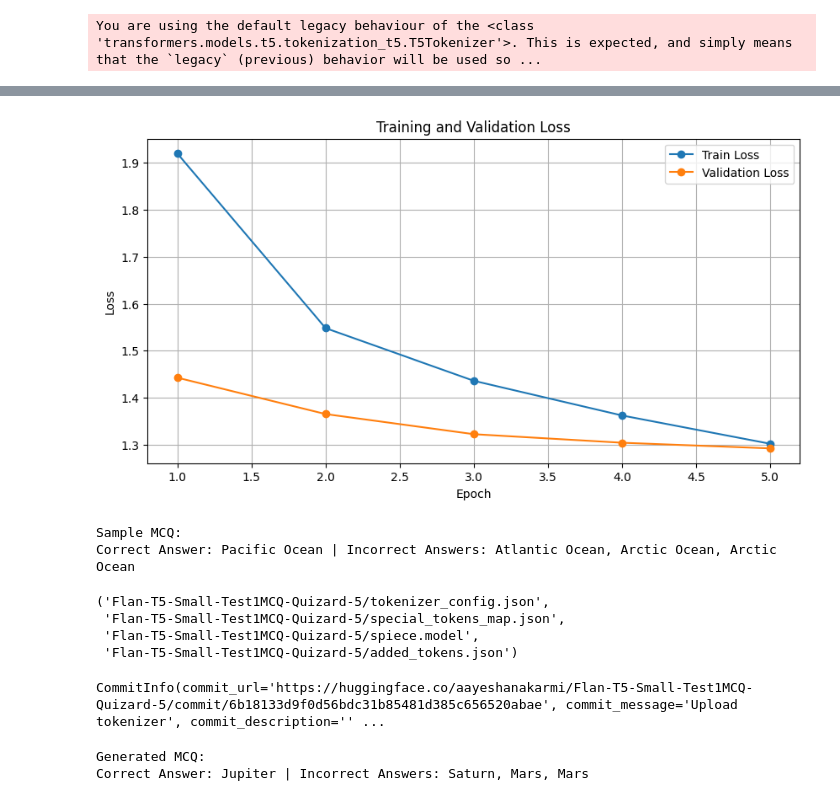
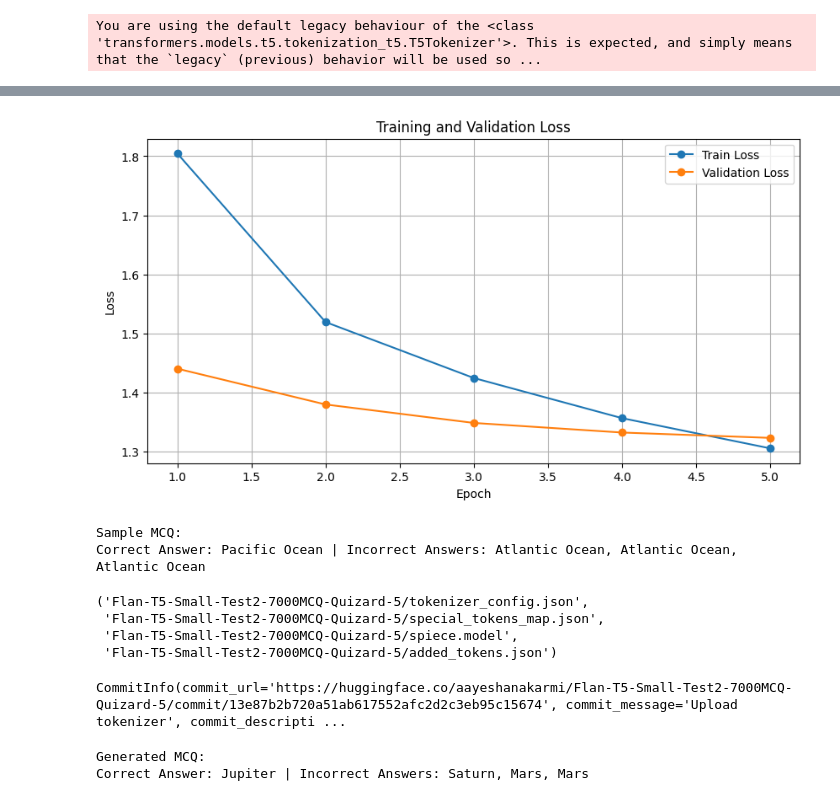
Before and after one commit to AayeshaNakarmi/Quizard_Models, a Jupyter notebook: mcq-generation-model.ipynb, the cells around one changed output, grey strips where cells are left out. Cells and saved outputs as stored; diff of their text form; code cells hidden in the pictures.

Commit message:
Kaggle Notebook | MCQ Generation Model | Flan-T5-7000MCQ-5Epoch

```diff
--- a/mcq-generation-model.ipynb
+++ b/mcq-generation-model.ipynb
@@ -182,7 +182,7 @@ def generate_mcq(model, tokenizer, question, context, max_length=256):
 
 def main():
     # Load and prepare data
-    data = prepare_data('/kaggle/input/quizard-mcq-3000/Quizard_MCQ_3000.csv')
+    data = prepare_data('/kaggle/input/quizard-mcq-7000/Quizard_MCQ_7000.csv')
 
     # Split data
     train_data, val_data = train_test_split(data, test_size=0.2, random_state=42)
@@ -484,7 +484,7 @@ LEARNING_RATE = 2e-5
 WARMUP_RATIO = 0.1
 WEIGHT_DECAY = 0.01
 GRADIENT_ACCUMULATION_STEPS = 4
-OUTPUT_DIR = './models/flan-t5-mcq'
+OUTPUT_DIR = './models/flan-t5-mcq-7000'
 
 # Instruction template variations for better generalization
 INSTRUCTION_TEMPLATES = [
@@ -927,7 +922,7 @@ def generate_mcq(model, tokenizer, question, context, max_length=128):
     return tokenizer.decode(outputs[0], skip_special_tokens=True)
 
 def main():
-    data = prepare_data("/kaggle/input/quizard-mcq-3000/Quizard_MCQ_3000.csv")
+    data = prepare_data("/kaggle/input/quizard-mcq-7000/Quizard_MCQ_7000.csv")
     train_data, val_data = train_test_split(data, test_size=0.2, random_state=42)
 
     train_dataset = MCQDataset(TOKENIZER, train_data, MAX_INPUT_LENGTH, MAX_TARGET_LENGTH)
@@ -971,15 +966,15 @@ Epoch 5/5 - Train Loss: 1.3021 - Val Loss: 1.2924
-[figure, old version]
+[figure, new version]
 Sample MCQ:
-Correct Answer: Pacific Ocean | Incorrect Answers: Atlantic Ocean, Arctic Ocean, Arctic Ocean
+Correct Answer: Pacific Ocean | Incorrect Answers: Atlantic Ocean, Atlantic Ocean, Atlantic Ocean
 # %%
 # Save the fine-tuned model and tokenizer locally
-MODEL.save_pretrained("Flan-T5-Small-Test1MCQ-Quizard-5")
-TOKENIZER.save_pretrained("Flan-T5-Small-Test1MCQ-Quizard-5")
+MODEL.save_pretrained("Flan-T5-Small-Test2-7000MCQ-Quizard-5")
+TOKENIZER.save_pretrained("Flan-T5-Small-Test2-7000MCQ-Quizard-5")
 # %% [output]
-('Flan-T5-Small-Test1MCQ-Quizard-5/tokenizer_config.json',
- 'Flan-T5-Small-Test1MCQ-Quizard-5/special_tokens_map.json',
- 'Flan-T5-Small-Test1MCQ-Quizard-5/spiece.model',
- 'Flan-T5-Small-Test1MCQ-Quizard-5/added_tokens.json')
+('Flan-T5-Small-Test2-7000MCQ-Quizard-5/tokenizer_config.json',
+ 'Flan-T5-Small-Test2-7000MCQ-Quizard-5/special_tokens_map.json',
+ 'Flan-T5-Small-Test2-7000MCQ-Quizard-5/spiece.model',
+ 'Flan-T5-Small-Test2-7000MCQ-Quizard-5/added_tokens.json')
 # %%
 from kaggle_secrets import UserSecretsClient
 
@@ -988,10 +983,10 @@ user_secrets = UserSecretsClient()
 hf_token = user_secrets.get_secret("HF_TOKEN")
 # %%
 # Save to Hugging Face
-MODEL.push_to_hub("Flan-T5-Small-Test1MCQ-Quizard-5", use_auth_token=hf_token, use_temp_dir=False)
-TOKENIZER.push_to_hub("Flan-T5-Small-Test1MCQ-Quizard-5", use_auth_token=hf_token, use_temp_dir=False)
+MODEL.push_to_hub("Flan-T5-Small-Test2-7000MCQ-Quizard-5", use_auth_token=hf_token, use_temp_dir=False)
+TOKENIZER.push_to_hub("Flan-T5-Small-Test2-7000MCQ-Quizard-5", use_auth_token=hf_token, use_temp_dir=False)
 # %% [output]
-CommitInfo(commit_url='https://huggingface.co/aayeshanakarmi/Flan-T5-Small-Test1MCQ-Quizard-5/commit/6b18133d9f0d56bdc31b85481d385c656520abae', commit_message='Upload tokenizer', commit_description='' ...
+CommitInfo(commit_url='https://huggingface.co/aayeshanakarmi/Flan-T5-Small-Test2-7000MCQ-Quizard-5/commit/13e87b2b720a51ab617552afc2d2c3eb95c15674', commit_message='Upload tokenizer', commit_descripti ...
 # %%
 from transformers import T5Tokenizer, T5ForConditionalGeneration
 import torch
```
Also changed, not shown: parts of 3 cells of this notebook.
